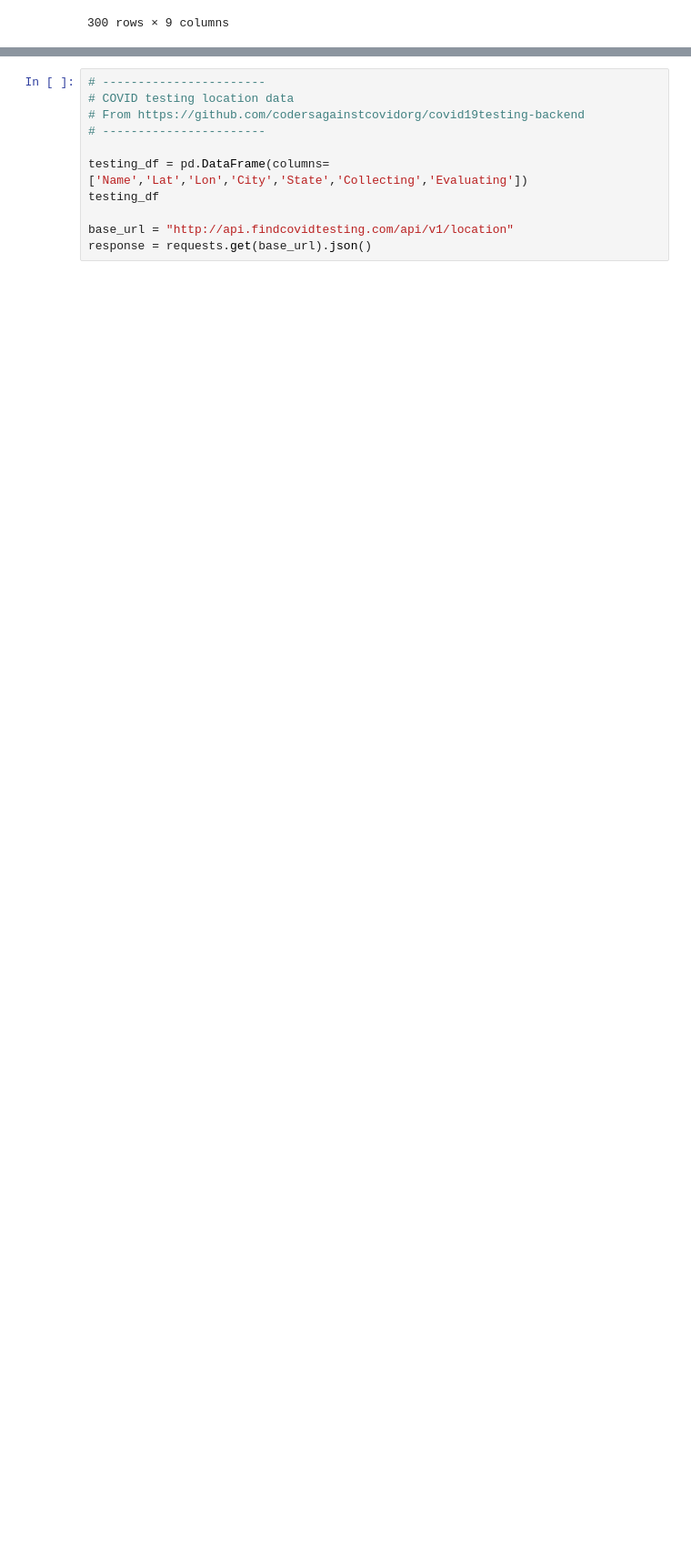
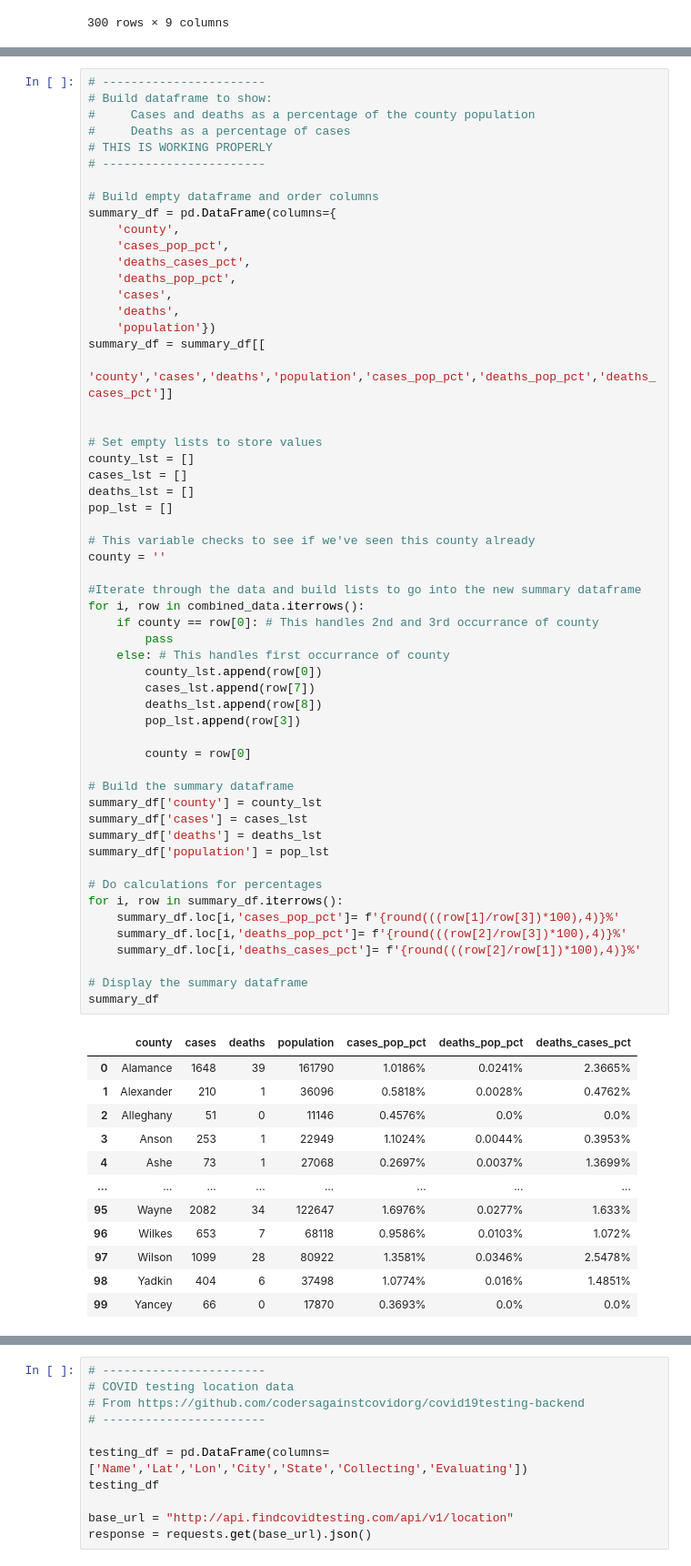
Before and after one commit to colbyhoke/project_1, a Jupyter notebook: covidapi.ipynb, the cells around one changed output, grey strips where cells are left out. Shown at 91% size. Drawn from its saved outputs; the diff is of its cells as text; blank space fills up the shorter version.

```diff
--- a/covidapi.ipynb
+++ b/covidapi.ipynb
@@ -287,0 +254,69 @@ Yancey county | deaths by cases: 0.0%
+# %%
+# -----------------------
+# Build dataframe to show:
+#     Cases and deaths as a percentage of the county population
+#     Deaths as a percentage of cases
+# THIS IS WORKING PROPERLY
+# -----------------------
+
+# Build empty dataframe and order columns
+summary_df = pd.DataFrame(columns={
+    'county',
+    'cases_pop_pct',
+    'deaths_cases_pct',
+    'deaths_pop_pct',
+    'cases',
+    'deaths',
+    'population'})
+summary_df = summary_df[[
+    'county','cases','deaths','population','cases_pop_pct','deaths_pop_pct','deaths_cases_pct']]
+
+
+# Set empty lists to store values
+county_lst = []
+cases_lst = []
+deaths_lst = []
+pop_lst = []
+
+# This variable checks to see if we've seen this county already
+county = ''
+
+#Iterate through the data and build lists to go into the new summary dataframe
+for i, row in combined_data.iterrows():
+    if county == row[0]: # This handles 2nd and 3rd occurrance of county
+        pass
+    else: # This handles first occurrance of county
+        county_lst.append(row[0])
+        cases_lst.append(row[7])
+        deaths_lst.append(row[8])
+        pop_lst.append(row[3])
+
+        county = row[0]
+
+# Build the summary dataframe
+summary_df['county'] = county_lst
+summary_df['cases'] = cases_lst
+summary_df['deaths'] = deaths_lst
+summary_df['population'] = pop_lst
+
+# Do calculations for percentages
+for i, row in summary_df.iterrows():
+    summary_df.loc[i,'cases_pop_pct']= f'{round(((row[1]/row[3])*100),4)}%'
+    summary_df.loc[i,'deaths_pop_pct']= f'{round(((row[2]/row[3])*100),4)}%'
+    summary_df.loc[i,'deaths_cases_pct']= f'{round(((row[2]/row[1])*100),4)}%'
+
+# Display the summary dataframe
+summary_df
+# %% [output]
+|  | county | cases | deaths | population | cases_pop_pct | deaths_pop_pct | deaths_cases_pct |
+| 0 | Alamance | 1648 | 39 | 161790 | 1.0186% | 0.0241% | 2.3665% |
+| 1 | Alexander | 210 | 1 | 36096 | 0.5818% | 0.0028% | 0.4762% |
+| 2 | Alleghany | 51 | 0 | 11146 | 0.4576% | 0.0% | 0.0% |
+| 3 | Anson | 253 | 1 | 22949 | 1.1024% | 0.0044% | 0.3953% |
+| 4 | Ashe | 73 | 1 | 27068 | 0.2697% | 0.0037% | 1.3699% |
+| ... | ... | ... | ... | ... | ... | ... | ... |
+| 95 | Wayne | 2082 | 34 | 122647 | 1.6976% | 0.0277% | 1.633% |
+| 96 | Wilkes | 653 | 7 | 68118 | 0.9586% | 0.0103% | 1.072% |
+| 97 | Wilson | 1099 | 28 | 80922 | 1.3581% | 0.0346% | 2.5478% |
+| 98 | Yadkin | 404 | 6 | 37498 | 1.0774% | 0.016% | 1.4851% |
+| 99 | Yancey | 66 | 0 | 17870 | 0.3693% | 0.0% | 0.0% |
```
Also changed, not shown: parts of 3 cells of this notebook.
